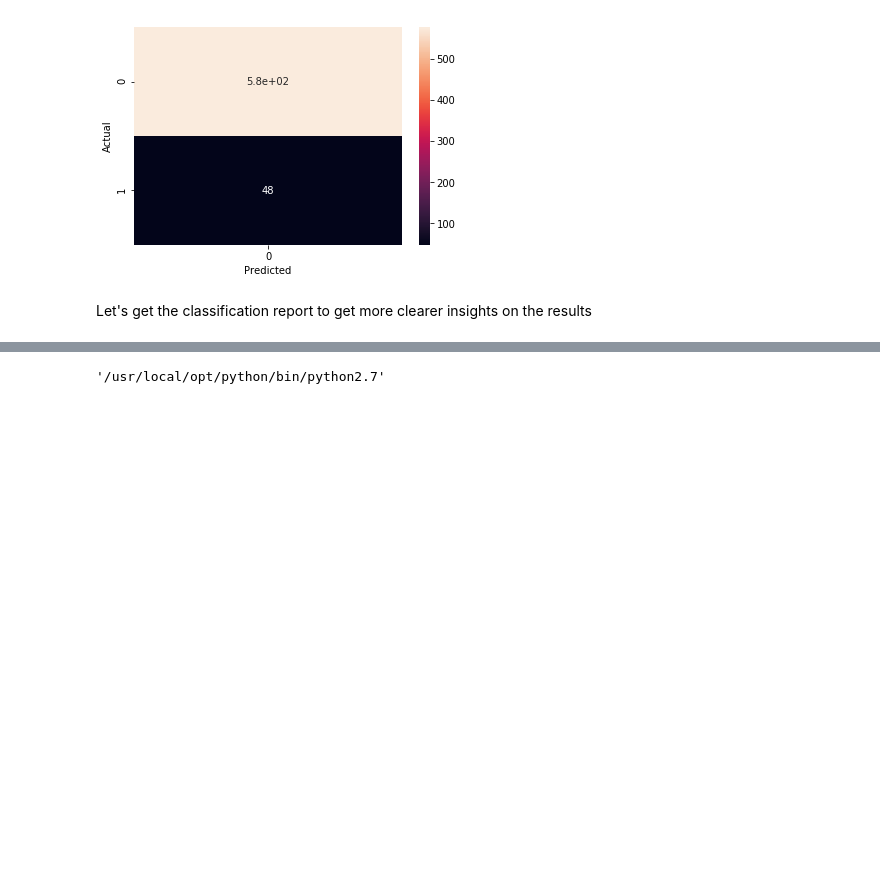
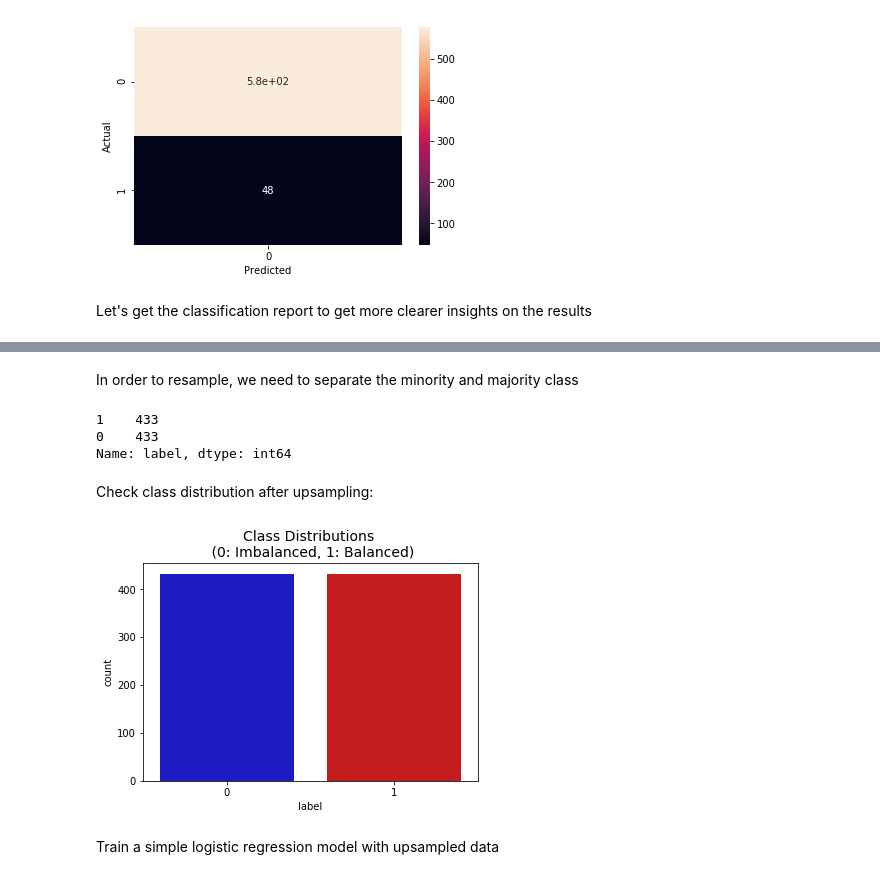
Before and after one commit to Pooja-Bhojwani/sklearn-interactive-tutorial, a Jupyter notebook: Imbalanced_dataset.ipynb, the cells around one changed output, grey strips where cells are left out. Saved outputs shown, nothing was run; the diff lists cells and outputs as text; code cells hidden in the pictures; blank space fills up the shorter version.

Commit message:
Adding imbalanced  and preprocess pipeline

```diff
--- a/Imbalanced_dataset.ipynb
+++ b/Imbalanced_dataset.ipynb
@@ -218,5 +171,46 @@ SyntaxError: invalid syntax (<ipython-input-2-a33ec09fd21d>, line 2)
-# %%
-import sys
-sys.executable
-# %% [output]
-'/usr/local/opt/python/bin/python2.7'
+# %%
+from sklearn.model_selection import train_test_split
+from sklearn.utils import resample
+# Separate input features and target
+y = bs_data.label
+X = bs_data.drop('label', axis=1)
+
+##Split into train and test
+X_train, X_test, y_train, y_test = train_test_split(X, y, test_size=0.25, random_state=27)
+# %% [markdown]
+In order to resample, we need to separate the minority and majority class
+# %%
+# # concatenate our training data back together
+X = pd.concat([X_train, y_train], axis=1)
+
+# separate minority and majority classes
+df_majority = X[X.label==0]
+df_minority = X[X.label==1]
+
+# upsample minority
+upsampled_minority = resample(df_minority,
+                          n_samples=len(df_majority), # match number in majority class
+                          random_state=27) # reproducible results
+
+# combine majority and upsampled minority
+upsampled_data = pd.concat([df_majority, upsampled_minority])
+
+# check new class counts
+upsampled_data.label.value_counts()
+# %% [output]
+1    433
+0    433
+Name: label, dtype: int64
+# %% [markdown]
+Check class distribution after upsampling:
+# %%
+import seaborn as sns
+colors = ["#0101DF", "#DF0101"]
+
+sns.countplot('label', data=upsampled_data, palette=colors)
+plt.title('Class Distributions \n (0: Imbalanced, 1: Balanced)', fontsize=14)
+plt.show()
+# %% [output]
+[figure, added]
+# %% [markdown]
+Train a simple logistic regression model with upsampled data
```
Also changed, not shown: parts of 20 cells of this notebook, 1 other file.
